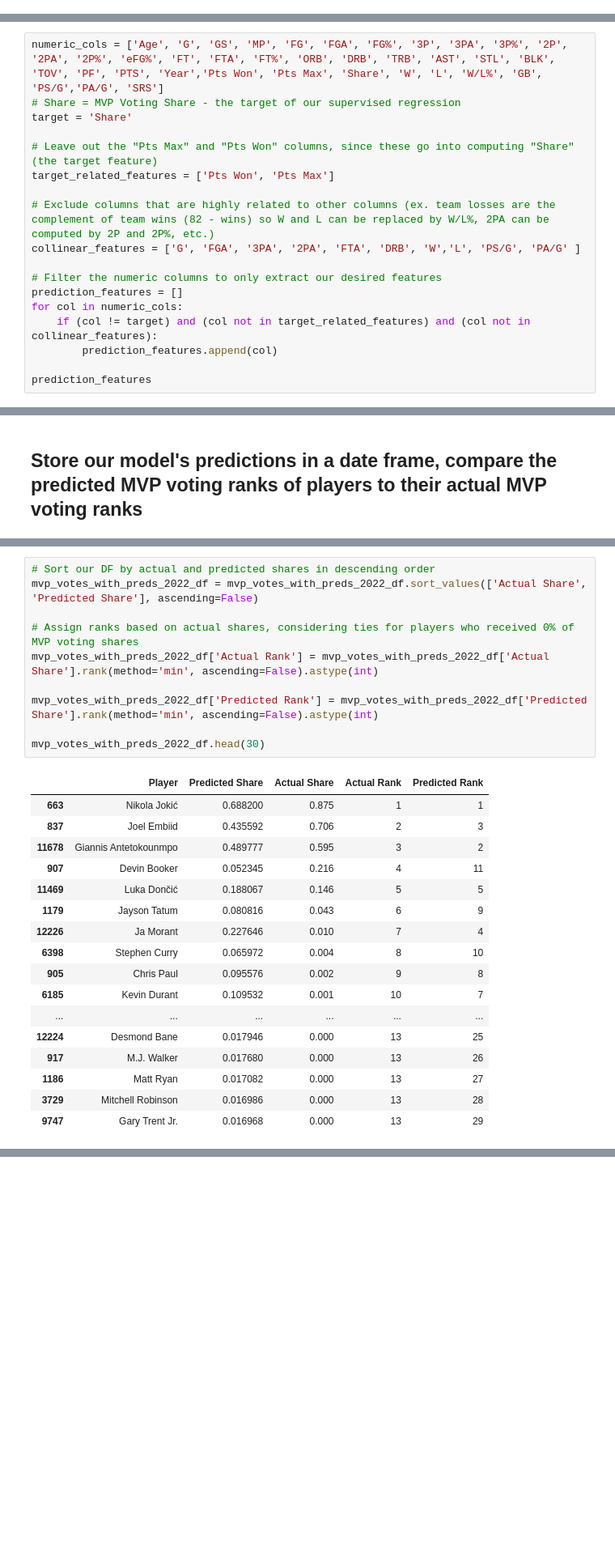
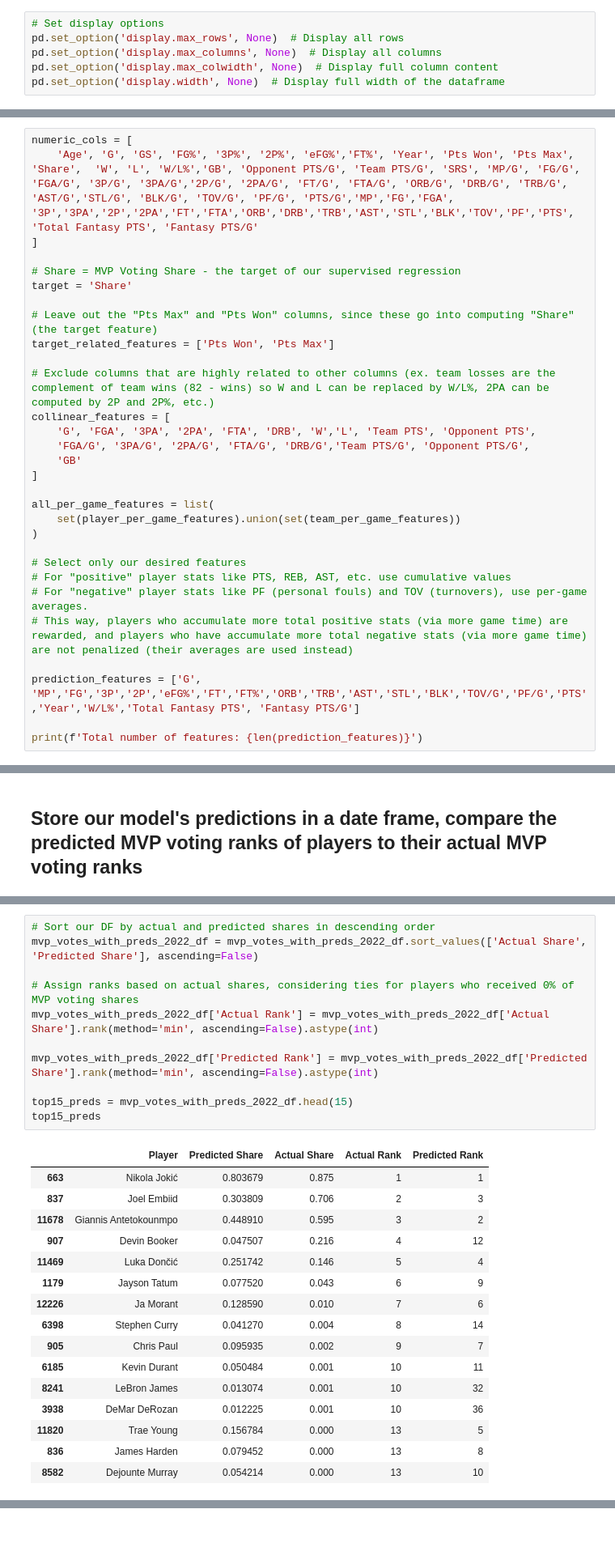
Before and after one commit to DunnyBunny1/HoopProphet, a Jupyter notebook: notebooks/machine_learning.ipynb, the cells around one changed output, grey strips where cells are left out. Shown at 81% size. Cells and saved outputs as stored; diff of their text form; blank space fills up the shorter version.

Commit message:
Implemented feature engineering for fantasy metrics and recalculated per-game stats. Reduced MSE clipped to 0.0005

```diff
--- a/notebooks/machine_learning.ipynb
+++ b/notebooks/machine_learning.ipynb
@@ -1,4 +1,10 @@
 # %%
 import pandas as pd
+# %%
+# Set display options
+pd.set_option('display.max_rows', None)  # Display all rows
+pd.set_option('display.max_columns', None)  # Display all columns
+pd.set_option('display.max_colwidth', None)  # Display full column content
+pd.set_option('display.width', None)  # Display full width of the dataframe
 # %%
 stats_df = pd.read_csv('../data/full_player_data_1991-2022.csv')
@@ -17,7 +104,10 @@ stats_df.head(5)
 # %% [markdown]
 ## Extract Features from the data, split the data into training / testing sets
 # %%
-numeric_cols = ['Age', 'G', 'GS', 'MP', 'FG', 'FGA', 'FG%', '3P', '3PA', '3P%', '2P', '2PA', '2P%', 'eFG%', 'FT', 'FTA', 'FT%', 'ORB', 'DRB', 'TRB', 'AST', 'STL', 'BLK', 'TOV', 'PF', 'PTS', 'Year','Pts Won', 'Pts Max', 'Share', 'W', 'L', 'W/L%', 'GB', 'PS/G','PA/G', 'SRS']
+numeric_cols = [
+    'Age', 'G', 'GS', 'FG%', '3P%', '2P%', 'eFG%','FT%', 'Year', 'Pts Won', 'Pts Max', 'Share',  'W', 'L', 'W/L%','GB', 'Opponent PTS/G', 'Team PTS/G', 'SRS', 'MP/G', 'FG/G', 'FGA/G', '3P/G', '3PA/G','2P/G', '2PA/G', 'FT/G', 'FTA/G', 'ORB/G', 'DRB/G', 'TRB/G', 'AST/G','STL/G', 'BLK/G', 'TOV/G', 'PF/G', 'PTS/G','MP','FG','FGA', '3P','3PA','2P','2PA','FT','FTA','ORB','DRB','TRB','AST','STL','BLK','TOV','PF','PTS', 'Total Fantasy PTS', 'Fantasy PTS/G'
+]
+
 # Share = MVP Voting Share - the target of our supervised regression
 target = 'Share'
 
@@ -25,13 +115,22 @@ target = 'Share'
 target_related_features = ['Pts Won', 'Pts Max']
 
 # Exclude columns that are highly related to other columns (ex. team losses are the complement of team wins (82 - wins) so W and L can be replaced by W/L%, 2PA can be computed by 2P and 2P%, etc.)
-collinear_features = ['G', 'FGA', '3PA', '2PA', 'FTA', 'DRB', 'W','L', 'PS/G', 'PA/G' ]
+collinear_features = [
+    'G', 'FGA', '3PA', '2PA', 'FTA', 'DRB', 'W','L', 'Team PTS', 'Opponent PTS',
+    'FGA/G', '3PA/G', '2PA/G', 'FTA/G', 'DRB/G','Team PTS/G', 'Opponent PTS/G',
+    'GB'
+]
 
-# Filter the numeric columns to only extract our desired features
-prediction_features = []
-for col in numeric_cols:
-    if (col != target) and (col not in target_related_features) and (col not in collinear_features):
-        prediction_features.append(col)
+all_per_game_features = list(
+    set(player_per_game_features).union(set(team_per_game_features))
+)
 
-prediction_features
+# Select only our desired features
+# For "positive" player stats like PTS, REB, AST, etc. use cumulative values
+# For "negative" player stats like PF (personal fouls) and TOV (turnovers), use per-game averages.
+# This way, players who accumulate more total positive stats (via more game time) are rewarded, and players who have accumulate more total negative stats (via more game time) are not penalized (their averages are used instead)
+
+prediction_features = ['G', 'MP','FG','3P','2P','eFG%','FT','FT%','ORB','TRB','AST','STL','BLK','TOV/G','PF/G','PTS','Year','W/L%','Total Fantasy PTS', 'Fantasy PTS/G']
+
+print(f'Total number of features: {len(prediction_features)}')
 # %% [output]
@@ -243,31 +299,31 @@ mvp_votes_with_preds_2022_df.sort_values('Actual Share', ascending=False).head(1
 # %%
 # Sort our DF by actual and predicted shares in descending order
 mvp_votes_with_preds_2022_df = mvp_votes_with_preds_2022_df.sort_values(['Actual Share', 'Predicted Share'], ascending=False)
 
 # Assign ranks based on actual shares, considering ties for players who received 0% of MVP voting shares
 mvp_votes_with_preds_2022_df['Actual Rank'] = mvp_votes_with_preds_2022_df['Actual Share'].rank(method='min', ascending=False).astype(int)
 
 mvp_votes_with_preds_2022_df['Predicted Rank'] = mvp_votes_with_preds_2022_df['Predicted Share'].rank(method='min', ascending=False).astype(int)
 
-mvp_votes_with_preds_2022_df.head(30)
+top15_preds = mvp_votes_with_preds_2022_df.head(15)
+top15_preds
 # %% [output]
 |  | Player | Predicted Share | Actual Share | Actual Rank | Predicted Rank |
-| 663 | Nikola Jokić | 0.688200 | 0.875 | 1 | 1 |
-| 837 | Joel Embiid | 0.435592 | 0.706 | 2 | 3 |
-| 11678 | Giannis Antetokounmpo | 0.489777 | 0.595 | 3 | 2 |
-| 907 | Devin Booker | 0.052345 | 0.216 | 4 | 11 |
-| 11469 | Luka Dončić | 0.188067 | 0.146 | 5 | 5 |
-| 1179 | Jayson Tatum | 0.080816 | 0.043 | 6 | 9 |
-| 12226 | Ja Morant | 0.227646 | 0.010 | 7 | 4 |
-| 6398 | Stephen Curry | 0.065972 | 0.004 | 8 | 10 |
-| 905 | Chris Paul | 0.095576 | 0.002 | 9 | 8 |
-| 6185 | Kevin Durant | 0.109532 | 0.001 | 10 | 7 |
-| ... | ... | ... | ... | ... | ... |
-| 12224 | Desmond Bane | 0.017946 | 0.000 | 13 | 25 |
-| 917 | M.J. Walker | 0.017680 | 0.000 | 13 | 26 |
-| 1186 | Matt Ryan | 0.017082 | 0.000 | 13 | 27 |
-| 3729 | Mitchell Robinson | 0.016986 | 0.000 | 13 | 28 |
-| 9747 | Gary Trent Jr. | 0.016968 | 0.000 | 13 | 29 |
+| 663 | Nikola Jokić | 0.803679 | 0.875 | 1 | 1 |
+| 837 | Joel Embiid | 0.303809 | 0.706 | 2 | 3 |
+| 11678 | Giannis Antetokounmpo | 0.448910 | 0.595 | 3 | 2 |
+| 907 | Devin Booker | 0.047507 | 0.216 | 4 | 12 |
+| 11469 | Luka Dončić | 0.251742 | 0.146 | 5 | 4 |
+| 1179 | Jayson Tatum | 0.077520 | 0.043 | 6 | 9 |
+| 12226 | Ja Morant | 0.128590 | 0.010 | 7 | 6 |
+| 6398 | Stephen Curry | 0.041270 | 0.004 | 8 | 14 |
+| 905 | Chris Paul | 0.095935 | 0.002 | 9 | 7 |
+| 6185 | Kevin Durant | 0.050484 | 0.001 | 10 | 11 |
+| 8241 | LeBron James | 0.013074 | 0.001 | 10 | 32 |
+| 3938 | DeMar DeRozan | 0.012225 | 0.001 | 10 | 36 |
+| 11820 | Trae Young | 0.156784 | 0.000 | 13 | 5 |
+| 836 | James Harden | 0.079452 | 0.000 | 13 | 8 |
+| 8582 | Dejounte Murray | 0.054214 | 0.000 | 13 | 10 |
 # %%
 # There seem to be completely "random" players sneaking into the top 30 in votes (ex. Jaden Springer, Craig Sword, Derrick Walton )
 # Examing their 2022 stats on basketball reference.com, they all have one thing in common: a category in which they are shooting 100%
```
Also changed, not shown: parts of 20 cells of this notebook, 2 other files.
